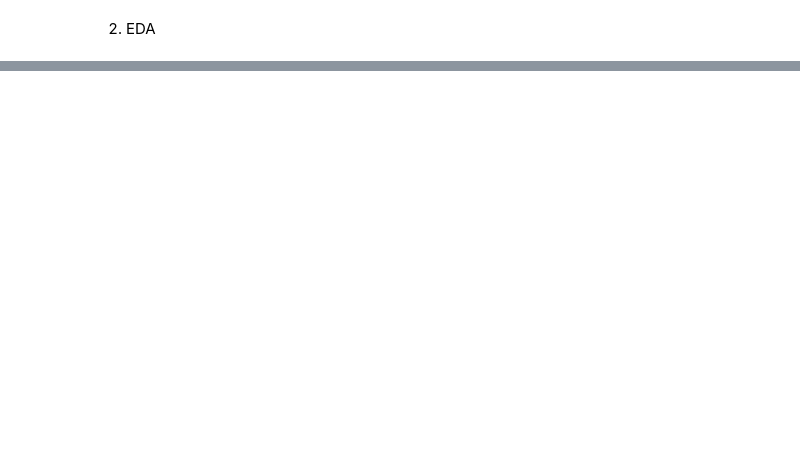
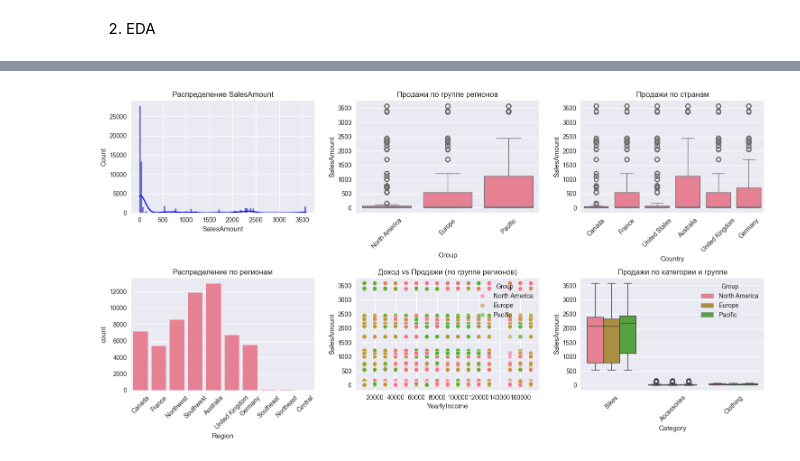
Before and after one commit to AlexSvonrm/AD-5-03.09.25-VNIIT-31, a Jupyter notebook: scripts/2_EDA.ipynb, the cells around one changed output, grey strips where cells are left out. Saved outputs shown, nothing was run; the diff lists cells and outputs as text; code cells hidden in the pictures; blank space fills up the shorter version.

```diff
--- a/scripts/2_EDA.ipynb
+++ b/scripts/2_EDA.ipynb
@@ -30,4 +30,4 @@ plt.style.use('seaborn-v0_8')
 sns.set_palette("husl")
 # %%
 '''1. Загрузка данных'''
-data = pd.read_csv('merged_sales_data.csv')
+merged_cleaned_data = pd.read_csv('11_merged_cleaned_data.csv')
@@ -34,33 +54,35 @@ data = pd.read_csv('merged_sales_data.csv')
 # %%
 plt.figure(figsize=(15,8))
 
 plt.subplot(2,3,1)
-sns.histplot(merged_data['SalesAmount'], kde=True, color='blue')
+sns.histplot(merged_cleaned_data['SalesAmount'], kde=True, color='blue')
 plt.title('Распределение SalesAmount')
 
 plt.subplot(2,3,2)
-sns.boxplot(data=merged_data, x='Group', y='SalesAmount')
+sns.boxplot(data=merged_cleaned_data, x='Group', y='SalesAmount')
 plt.xticks(rotation=45)
 plt.title('Продажи по группе регионов')
 
 plt.subplot(2,3,3)
-sns.boxplot(data=merged_data, x='Country', y='SalesAmount')
+sns.boxplot(data=merged_cleaned_data, x='Country', y='SalesAmount')
 plt.xticks(rotation=45)
 plt.title('Продажи по странам')
 
 plt.subplot(2,3,4)
-sns.countplot(data=merged_data, x='Region')
+sns.countplot(data=merged_cleaned_data, x='Region')
 plt.xticks(rotation=45)
 plt.title('Распределение по регионам')
 
 plt.subplot(2,3,5)
-sns.scatterplot(data=merged_data, x='YearlyIncome', y='SalesAmount', hue='Group', alpha=0.6)
+sns.scatterplot(data=merged_cleaned_data, x='YearlyIncome', y='SalesAmount', hue='Group', alpha=0.6)
 plt.title('Доход vs Продажи (по группе регионов)')
 
 plt.subplot(2,3,6)
-sns.boxplot(data=merged_data, x='Category', y='SalesAmount', hue='Group')
+sns.boxplot(data=merged_cleaned_data, x='Category', y='SalesAmount', hue='Group')
 plt.xticks(rotation=45)
 plt.title('Продажи по категории и группе')
 
 plt.tight_layout()
 plt.show()
+# %% [output]
+[figure, added]
```
Also changed, not shown: parts of 20 cells of this notebook, 4 other files.
